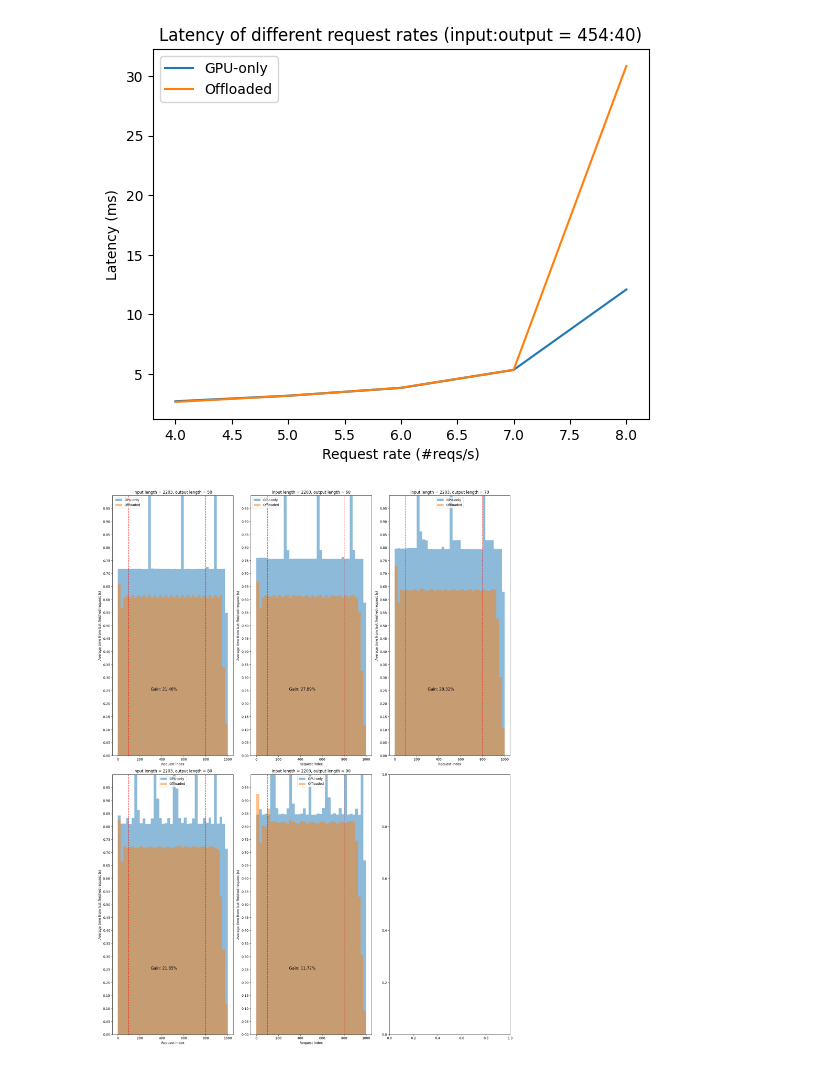
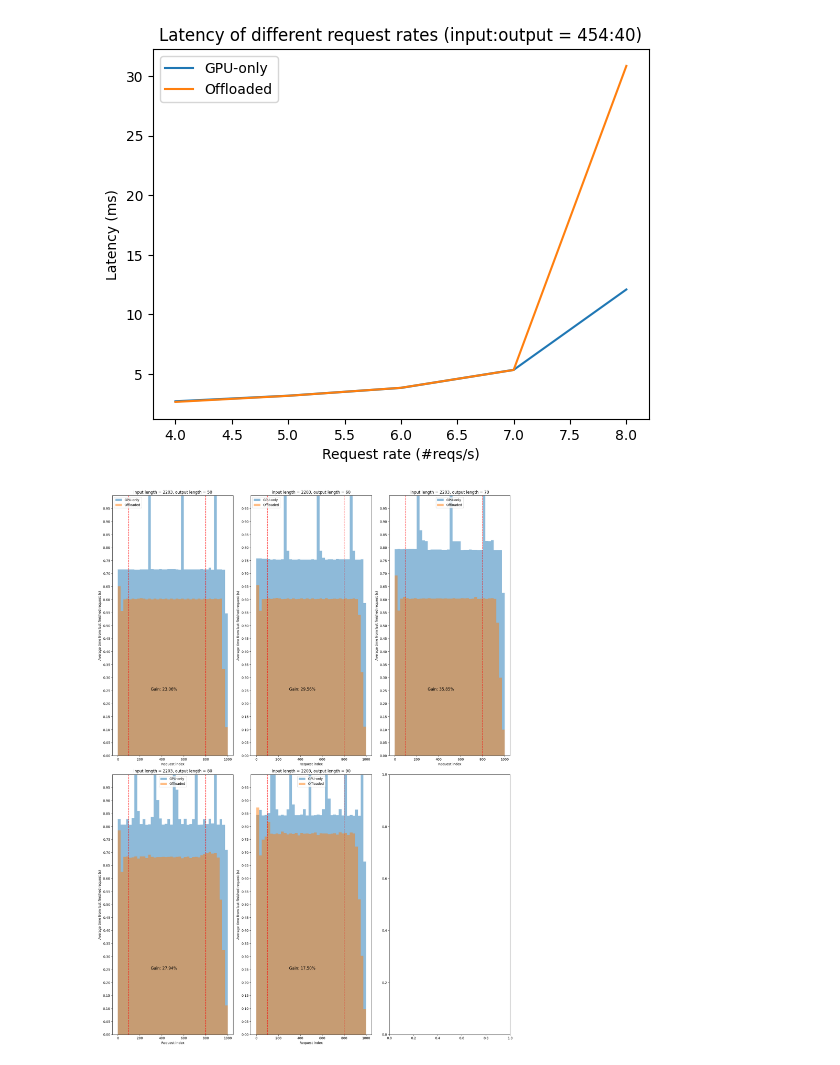
Before and after one commit to SwiftSeal03/swiftLLM, a Jupyter notebook: profile/e2e-illst.ipynb, the cells around one changed output. Saved outputs shown, nothing was run; the diff lists cells and outputs as text; code cells hidden in the pictures.

```diff
--- a/profile/e2e-illst.ipynb
+++ b/profile/e2e-illst.ipynb
@@ -10,7 +10,7 @@ output_lens = [50, 60, 70, 80, 90]
 tps = [[], []]
 
 for out_len in output_lens:
-  path_prefix = '../data/d0919/'
+  path_prefix = '../data/d0920/'
   file_names = [f'{num_data}-{in_len}-{out_len}-True.json', f'{num_data}-{in_len}-{out_len}-False.json']
   # file_names = [f'{num_data}-{out_len}-True.json', f'{num_data}-{out_len}-False.json']
   file_names = [path_prefix + f for f in file_names]
@@ -141,7 +142,7 @@ import numpy as np
 import matplotlib.pyplot as plt
 
 num_data = 1000
-path_prefix = '../data/d0919/'
+path_prefix = '../data/d0920/'
 
 def draw_bar_diagram(in_len, out_len, ax: plt.Axes):
   file_names = [f'{num_data}-{in_len}-{out_len}-True.json', f'{num_data}-{in_len}-{out_len}-False.json']
@@ -180,32 +181,32 @@ def draw_bar_diagram(in_len, out_len, ax: plt.Axes):
   ax.set_ylim(0, 1.0)
   ax.set_xlabel('Request index')
   ax.set_ylabel('Average time from last finished request (s)')
   ax.legend()
   ax.title.set_text(f'input length = {in_len}, output length = {out_len}')
 
   gain = througputs[1] / througputs[0] - 1
   ax.text(ndata * 0.3, 0.25, f'Gain: {gain*100:.2f}%', fontsize=12)
 
 nr, nc = 2, 3
 fig, axes = plt.subplots(nr, nc)
 in2out = {
   # 2000: [50, 51, 53, 55, 57, 59],
   # 225: [50, 55, 60, 65],
   # 454: [50, 55, 60, 65],
   # 539: [50, 55, 60, 65],
   # 750: [50, 55, 60, 65],
   # 820: [50, 55, 60, 65],
   # 986: [60, 65],
   2203: [50, 60, 70, 80, 90],
   # 1173: [50, 55, 60, 65],
 }
 
 settings = [(in_len, out_len) for in_len in in2out for out_len in in2out[in_len]]
 
-fig.set_size_inches(18, 24)
+fig.set_size_inches(18, 12)
 for i, (in_len, out_len) in enumerate(settings):
   draw_bar_diagram(in_len, out_len, axes[i // nc, i % nc])
 
 plt.tight_layout()
 # %% [output]
-[figure, old version]
+[figure, new version]
```
Also changed, not shown: parts of 2 cells of this notebook, 9 other files.
